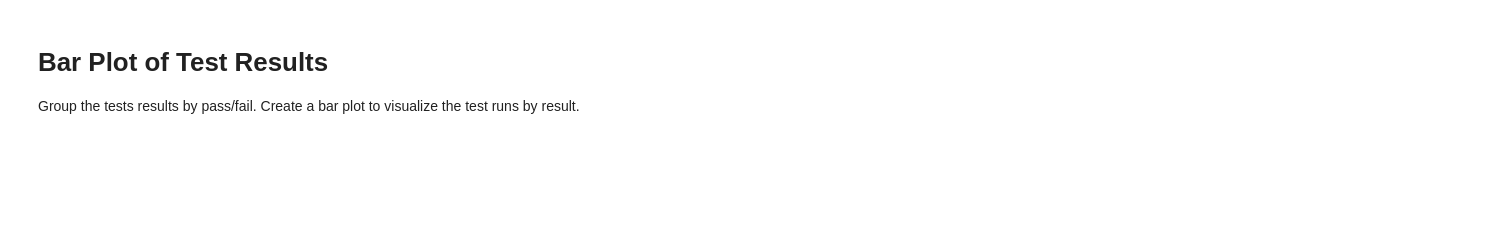
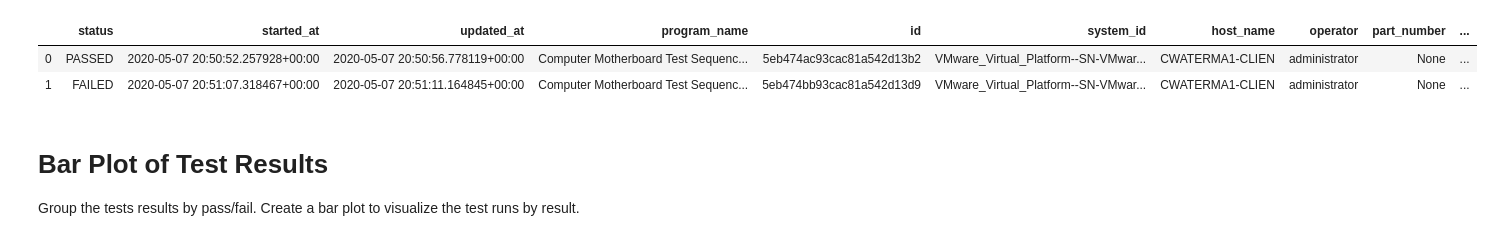
Before and after one commit to ni/systemlink-server-examples, a Jupyter notebook: jupyter/TestMonitorServiceExample.ipynb, the cells around one changed output. Saved outputs shown, nothing was run; the diff lists cells and outputs as text; code cells hidden in the pictures; blank space fills up the shorter version.

```diff
--- a/jupyter/TestMonitorServiceExample.ipynb
+++ b/jupyter/TestMonitorServiceExample.ipynb
@@ -72,3 +32,49 @@ df_results[:2]
+# %%
+import pandas as pd
+import numpy as np
+import matplotlib.pyplot as plt
+import systemlink.clients.nitestmonitor as testmon
+from typing import Tuple
+
+results_api = testmon.ResultsApi()
+steps_api = testmon.StepsApi()
+
+async def query_results(query: testmon.ResultsAdvancedQuery, continuation_token: str) -> Tuple[pd.DataFrame, str]:
+    """
+    Queries for results using a query and a continuation token.
+
+    :param query: The query to execute.
+    :param continuation_token: Represents where to continue
+        paginating the query.
+    :return: A 2-tuple containing the results data in a Pandas
+    dataframe, and a continuation token which may be used
+    to paginate the query.
+    """
+    if continuation_token:
+        query.continuation_token = continuation_token
+    response = await results_api.query_results_v2(post_body=query)
+    for result in response.results:
+        result.status = result.status.status_type
+    return response.results, pd.DataFrame([result.to_dict() for result in response.results]), response.continuation_token
+
+# Only query test results that belong to the 'Computer Motherboard Test Sequence.seq' test program
+results_filter = '(programName == \"Computer Motherboard Test Sequence.seq\")'
+results_query = testmon.ResultsAdvancedQuery(
+    results_filter, product_filter='', order_by=testmon.ResultField.STARTED_AT
+)
+results, df_results, continuation_token = await query_results(results_query, None)
+while continuation_token:
+    results_batch, df_results_batch, continuation_token = await query_results(results_query, continuation_token)
+    if not df_results_batch.empty:
+        results = results.append(results_batch)
+        df_results = df_results.append(df_results_batch)
+
+# Show the first elements of the dataframe, which holds the data we will use for further analysis
+df_results[:2]
+# %% [output]
+|  | status | started_at | updated_at | program_name | id | system_id | host_name | operator | part_number | ... |
+| 0 | PASSED | 2020-05-07 20:50:52.257928+00:00 | 2020-05-07 20:50:56.778119+00:00 | Computer Motherboard Test Sequenc... | 5eb474ac93cac81a542d13b2 | VMware_Virtual_Platform--SN-VMwar... | CWATERMA1-CLIEN | administrator | None | ... |
+| 1 | FAILED | 2020-05-07 20:51:07.318467+00:00 | 2020-05-07 20:51:11.164845+00:00 | Computer Motherboard Test Sequenc... | 5eb474bb93cac81a542d13d9 | VMware_Virtual_Platform--SN-VMwar... | CWATERMA1-CLIEN | administrator | None | ... |
 # %% [markdown]
 # Bar Plot of Test Results
 Group the tests results by pass/fail. Create a bar plot to visualize the test runs by result.
```
Also changed, not shown: parts of 4 cells of this notebook.
